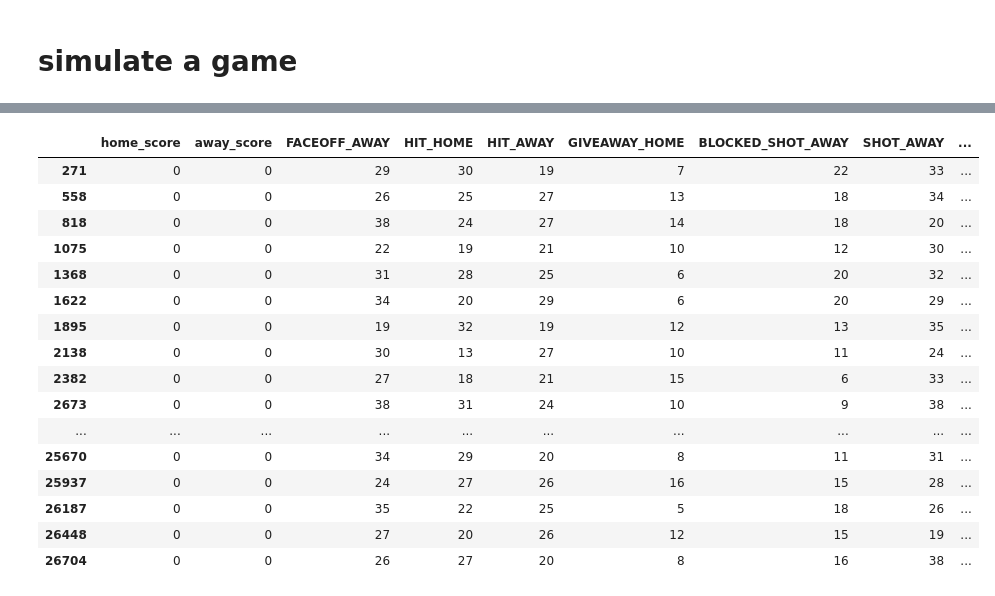
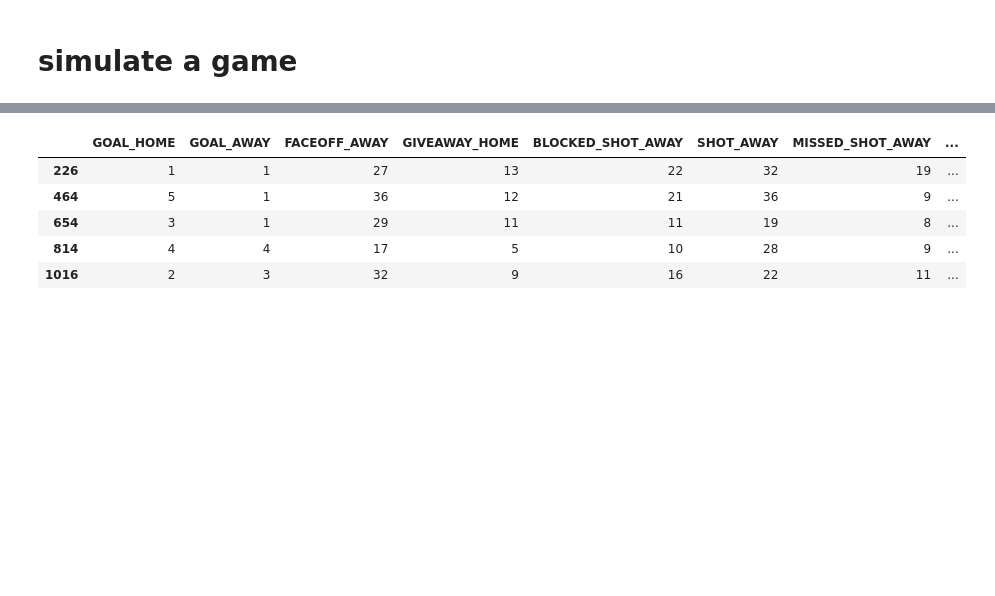
Before and after one commit to jeffxhansen/NHL_Win_Predictor, a Jupyter notebook: jeff.ipynb, the cells around one changed output, grey strips where cells are left out. Cells and saved outputs as stored; diff of their text form; code cells hidden in the pictures; blank space fills up the shorter version.

```diff
--- a/jeff.ipynb
+++ b/jeff.ipynb
@@ -143,0 +51,3 @@ df = df[~df['event_type'].isin(['CHANGE', 'DELAYED_PENALTY', 'CHALLENGE', 'FAILE
+# %%
+df_orig = pd.read_feather(os.path.join(DATA_PATH, "play_by_play_full.feather"))
+display(df_orig)
@@ -144,11 +95,22 @@ df = df[~df['event_type'].isin(['CHANGE', 'DELAYED_PENALTY', 'CHALLENGE', 'FAILE
 # %%
-# consolidate the overall dataframe into a dataframe with just events
-df_events = df[['game_id', 'event_type', 'game_seconds_remaining', 'event_team_type']].copy()
-df_events['event'] = df_events['event_type'].astype(str) + '_' + df_events['event_team_type'].astype(str).str.upper()
-df_events = df_events.sort_values(by=['game_id', 'game_seconds_remaining'], ascending=[True, False])
-df_events = df_events[['game_id', 'event', 'game_seconds_remaining']]
+df = df_net.copy()
+
+# consolidate the overall dataframe into a dataframe with just events and the net_players entry
+#df_events = df[['game_id', 'event_type', 'game_seconds', 'event_team_type', 'net_players']].copy()
+df_events = df[['game_id', 'event_type', 'game_seconds', 'event_team_type']].copy()
+
+# ignore the HIT events
+df_events = df_events.loc[~(df_events['event_type'] == 'HIT'), :].copy()
+
+df_events['event'] = (
+    df_events['event_type'].astype(str)
+    +'_' + df_events['event_team_type'].astype(str).str.upper()
+    #+ "_" + df_events['net_players'].astype(str)
+)
+df_events = df_events.sort_values(by=['game_id', 'game_seconds'], ascending=[True, True])
+df_events = df_events[['game_id', 'event', 'game_seconds']]
 
 first_rows = df_events['game_id'] != df_events['game_id'].shift(1)
-df_events['seconds_diff'] = np.abs(df_events['game_seconds_remaining'].diff().fillna(0))
+df_events['seconds_diff'] = np.abs(df_events['game_seconds'].diff().fillna(0))
 df_events.loc[first_rows, 'seconds_diff'] = 0
 df_events = df_events.reset_index(drop=True)
@@ -484,7 +482,8 @@ plt.show()
 # %% [markdown]
 # simulate a game
 # %%
-probs = pd.read_csv("data/probabilities_avg.csv")
+#probs = pd.read_csv("data/probabilities_avg.csv")
+probs = pd.read_csv("data/probabilities_avg_NOHIT.csv")
 display(probs)
 
 events = probs['curr_event'].unique()
@@ -584,7 +577,7 @@ samples = kde.sample(100000).astype(int).flatten()
 # %%
 # simulate the frickin game
 
-n_games = 100
+n_games = 1000
 i = 0
 
 games = []
@@ -611,6 +604,8 @@ for game_id in range(n_games):
 
     while seconds_remaining > 0:
 
+        game_bar.set_description(str(seconds_remaining))
+
         curr_table = probs2[(probs['prev3'] == prev3) & (probs2['prev2'] == prev2) & (probs2['prev1'] == prev1)]
 
         curr_event = np.random.choice(curr_table['curr_event'], p=curr_table['probability_avg'])
@@ -639,24 +631,14 @@ games_full.to_csv("data/simulated_games.csv", index=False)
 # %%
-last_rows = games_full['game_id'] != games_full['game_id'].shift(-1)
+games_full = pd.concat(games).reset_index(drop=True)
 
-last_rows_df = games_full[last_rows].copy()
-last_rows_df = movecol(last_rows_df, cols_to_move=['home_score', 'away_score'], ref_col='FACEOFF_AWAY', place='Before')
+last_rows = games_full['game_id'].shift(-1) != games_full['game_id']
+last_rows_df = games_full.loc[last_rows, :].copy()
+last_rows_df = movecol(last_rows_df, ['GOAL_HOME', 'GOAL_AWAY'], games_full.columns[0], 'Before')
 display(last_rows_df)
 # %% [output]
-|  | home_score | away_score | FACEOFF_AWAY | HIT_HOME | HIT_AWAY | GIVEAWAY_HOME | BLOCKED_SHOT_AWAY | SHOT_AWAY | ... |
-| 271 | 0 | 0 | 29 | 30 | 19 | 7 | 22 | 33 | ... |
-| 558 | 0 | 0 | 26 | 25 | 27 | 13 | 18 | 34 | ... |
-| 818 | 0 | 0 | 38 | 24 | 27 | 14 | 18 | 20 | ... |
-| 1075 | 0 | 0 | 22 | 19 | 21 | 10 | 12 | 30 | ... |
-| 1368 | 0 | 0 | 31 | 28 | 25 | 6 | 20 | 32 | ... |
-| 1622 | 0 | 0 | 34 | 20 | 29 | 6 | 20 | 29 | ... |
-| 1895 | 0 | 0 | 19 | 32 | 19 | 12 | 13 | 35 | ... |
-| 2138 | 0 | 0 | 30 | 13 | 27 | 10 | 11 | 24 | ... |
-| 2382 | 0 | 0 | 27 | 18 | 21 | 15 | 6 | 33 | ... |
-| 2673 | 0 | 0 | 38 | 31 | 24 | 10 | 9 | 38 | ... |
-| ... | ... | ... | ... | ... | ... | ... | ... | ... | ... |
-| 25670 | 0 | 0 | 34 | 29 | 20 | 8 | 11 | 31 | ... |
-| 25937 | 0 | 0 | 24 | 27 | 26 | 16 | 15 | 28 | ... |
-| 26187 | 0 | 0 | 35 | 22 | 25 | 5 | 18 | 26 | ... |
-| 26448 | 0 | 0 | 27 | 20 | 26 | 12 | 15 | 19 | ... |
-| 26704 | 0 | 0 | 26 | 27 | 20 | 8 | 16 | 38 | ... |
+|  | GOAL_HOME | GOAL_AWAY | FACEOFF_AWAY | GIVEAWAY_HOME | BLOCKED_SHOT_AWAY | SHOT_AWAY | MISSED_SHOT_AWAY | ... |
+| 226 | 1 | 1 | 27 | 13 | 22 | 32 | 19 | ... |
+| 464 | 5 | 1 | 36 | 12 | 21 | 36 | 9 | ... |
+| 654 | 3 | 1 | 29 | 11 | 11 | 19 | 8 | ... |
+| 814 | 4 | 4 | 17 | 5 | 10 | 28 | 9 | ... |
+| 1016 | 2 | 3 | 32 | 9 | 16 | 22 | 11 | ... |
```
Also changed, not shown: parts of 29 cells of this notebook, 3 other files.
